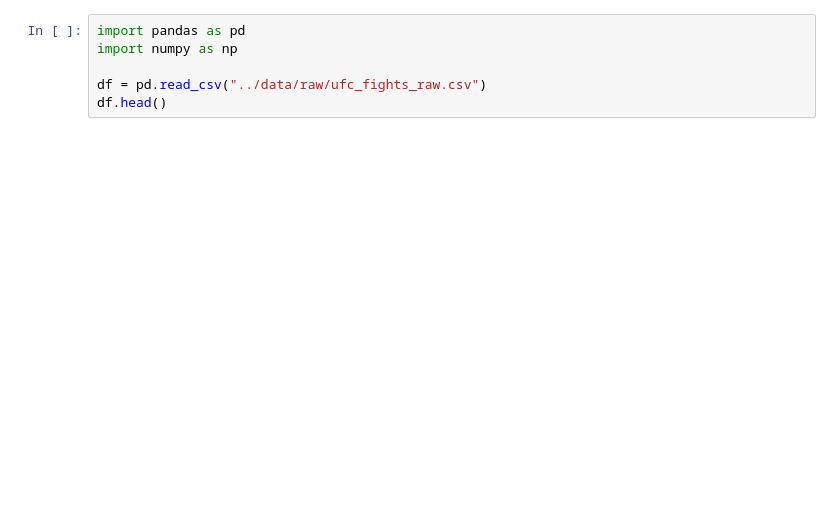
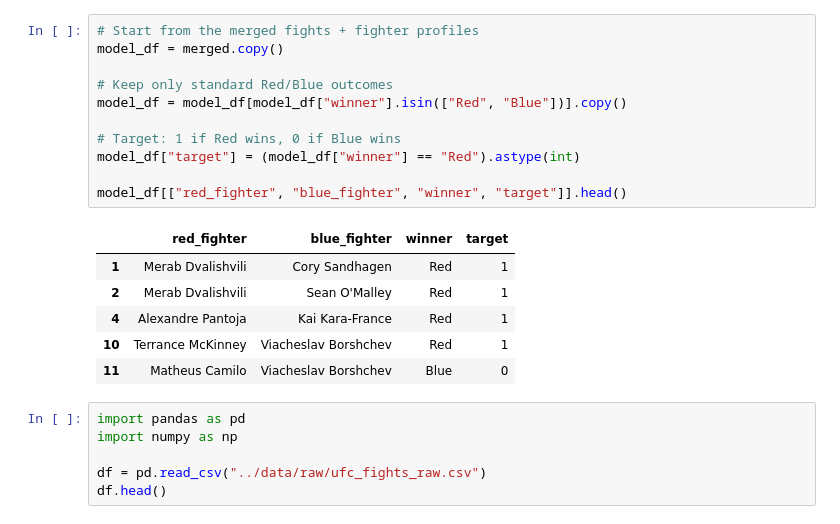
Before and after one commit to ErichasaTan/ufc-fight-predictor, a Jupyter notebook: notebooks/01_eda.ipynb, the cells around one changed output. Drawn from its saved outputs; the diff is of its cells as text; blank space fills up the shorter version.

```diff
--- a/notebooks/01_eda.ipynb
+++ b/notebooks/01_eda.ipynb
@@ -24,3 +86,21 @@ dtype: float64
+# %%
+# Start from the merged fights + fighter profiles
+model_df = merged.copy()
+
+# Keep only standard Red/Blue outcomes
+model_df = model_df[model_df["winner"].isin(["Red", "Blue"])].copy()
+
+# Target: 1 if Red wins, 0 if Blue wins
+model_df["target"] = (model_df["winner"] == "Red").astype(int)
+
+model_df[["red_fighter", "blue_fighter", "winner", "target"]].head()
+# %% [output]
+|  | red_fighter | blue_fighter | winner | target |
+| 1 | Merab Dvalishvili | Cory Sandhagen | Red | 1 |
+| 2 | Merab Dvalishvili | Sean O'Malley | Red | 1 |
+| 4 | Alexandre Pantoja | Kai Kara-France | Red | 1 |
+| 10 | Terrance McKinney | Viacheslav Borshchev | Red | 1 |
+| 11 | Matheus Camilo | Viacheslav Borshchev | Blue | 0 |
 # %%
 import pandas as pd
 import numpy as np
```
Also changed, not shown: parts of 5 cells of this notebook.
